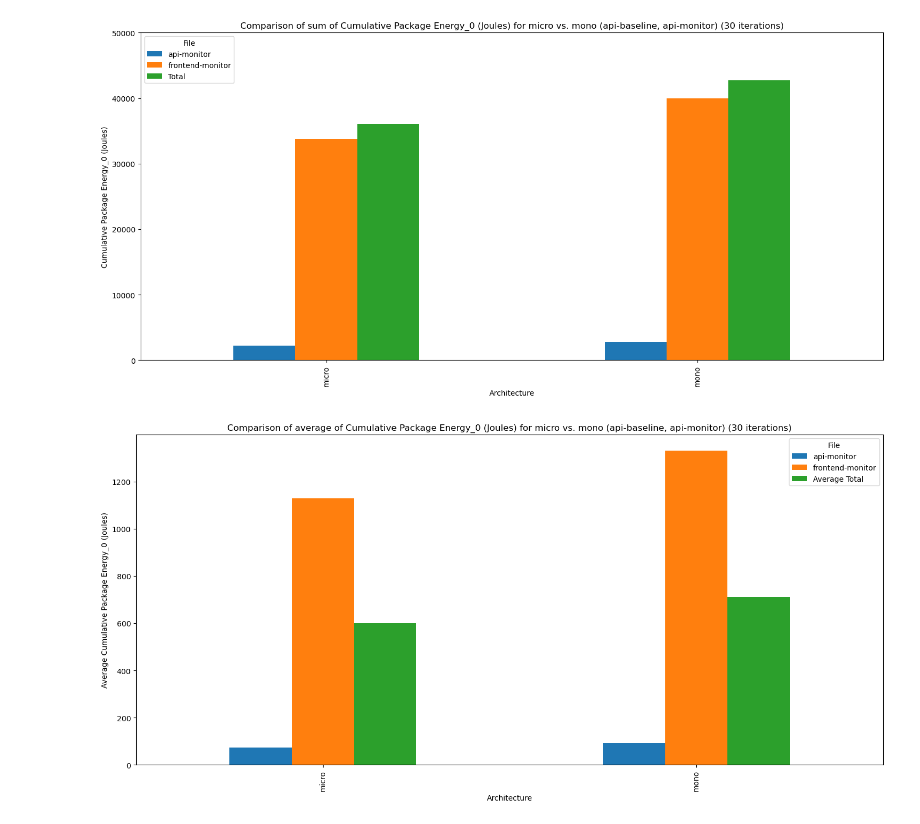
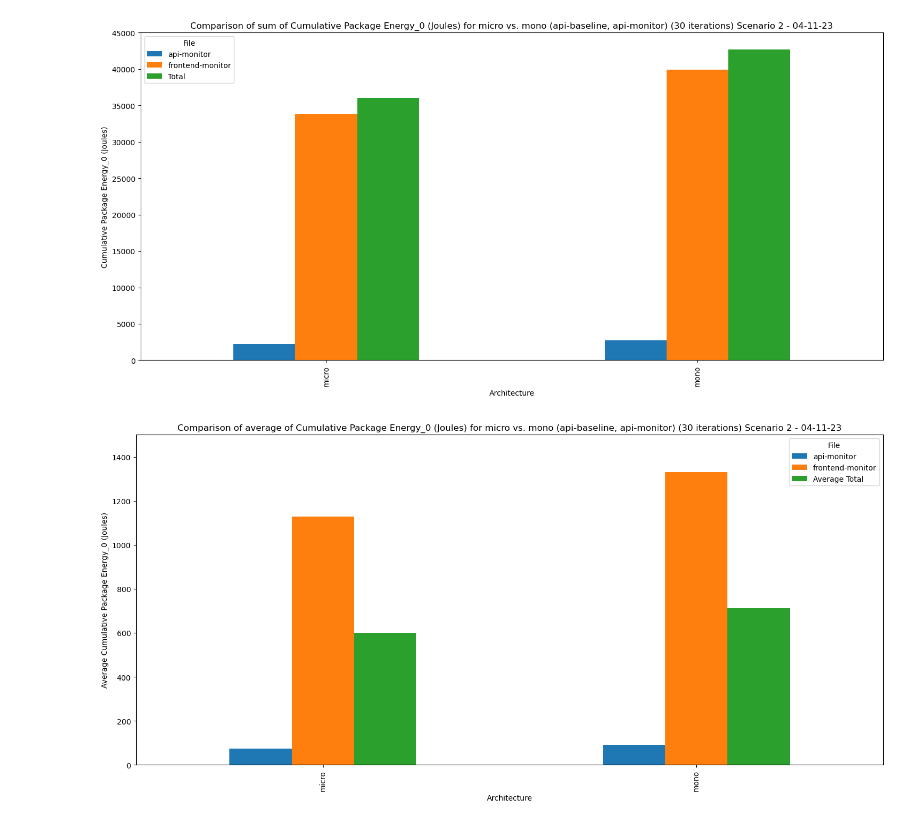
Before and after one commit to ticket-monster-msa/monolith, a Jupyter notebook: data-visualisation/nov-4-scenario-2-new-charger/visualise.ipynb, the cells around one changed output. Drawn from its saved outputs; the diff is of its cells as text; code cells hidden in the pictures.

```diff
--- a/data-visualisation/nov-4-scenario-2-new-charger/visualise.ipynb
+++ b/data-visualisation/nov-4-scenario-2-new-charger/visualise.ipynb
@@ -7,29 +7,29 @@ import os
 
 output_directory = './img/'
 df = pd.read_csv('extracted_values.csv')
-datetime = "03-11-23T20-00-54"
+datetime = "Scenario 2 - 04-11-23"
 # %%
 # Filter the DataFrame to include only "api-baseline" and "api-monitor"
 filtered_df = df[df["File"].isin(["frontend-monitor", "api-monitor"])]
 
 # Group the filtered DataFrame by "Architecture" and "File" and sum the values
 grouped_df = filtered_df.groupby(["Architecture", "File"])["Cumulative Package Energy_0 (Joules)"].sum().unstack(fill_value=0)
 
 # Calculate the total of "api-baseline" and "api-monitor"
 grouped_df["Total"] = grouped_df["frontend-monitor"] + grouped_df["api-monitor"]
 
 # Plot a bar chart for each "micro" and "mono"
 grouped_df.plot(kind="bar", stacked=False, figsize=(18, 8))
 plt.xlabel("Architecture")
 plt.ylabel("Cumulative Package Energy_0 (Joules)")
-plt.title("Comparison of sum of Cumulative Package Energy_0 (Joules) for micro vs. mono (api-baseline, api-monitor) (30 iterations)")
+plt.title("Comparison of sum of Cumulative Package Energy_0 (Joules) for micro vs. mono (api-baseline, api-monitor) (30 iterations) " + datetime)
 plt.legend(title="File")
 # plt.show()
-plt.ylim(0, 50000)
-plt.savefig(os.path.join(output_directory, 'sum.png'), bbox_inches='tight', dpi=300)
+plt.ylim(0, 45000)
+plt.savefig(os.path.join(output_directory, 'sum' + datetime + '.png'), bbox_inches='tight', dpi=300)
 plt.show()
 # %% [output]
-[figure, old version]
+[figure, new version]
 # %%
 # Filter the DataFrame to include data only from "19-09-23T19-32-10" DateTime
 # filtered_df = df[df["DateTime"] == "19-09-23T19-32-10"]
@@ -47,13 +47,15 @@ grouped_df["Average Total"] = grouped_df.mean(axis=1)
 grouped_df.plot(kind="bar", stacked=False, figsize=(18, 8))
 plt.xlabel("Architecture")
 plt.ylabel("Average Cumulative Package Energy_0 (Joules)")
-plt.title("Comparison of average of Cumulative Package Energy_0 (Joules) for micro vs. mono (api-baseline, api-monitor) (30 iterations)")
+plt.title("Comparison of average of Cumulative Package Energy_0 (Joules) for micro vs. mono (api-baseline, api-monitor) (30 iterations) " + datetime)
 plt.legend(title="File")
 
-plt.savefig(os.path.join(output_directory, 'average.png'), bbox_inches='tight', dpi=300)
+plt.ylim(0, 1500)
+
+plt.savefig(os.path.join(output_directory, 'average' + datetime + '.png'), bbox_inches='tight', dpi=300)
 plt.show()
 # %% [output]
-[figure, old version]
+[figure, new version]
 # %%
 # Extract the category ("baseline" or "monitor") based on the "File" column
 df["Category"] = df["File"].apply(lambda x: "baseline" if "baseline" in x else "monitor")
```
Also changed, not shown: parts of 3 cells of this notebook, 31 other files.
